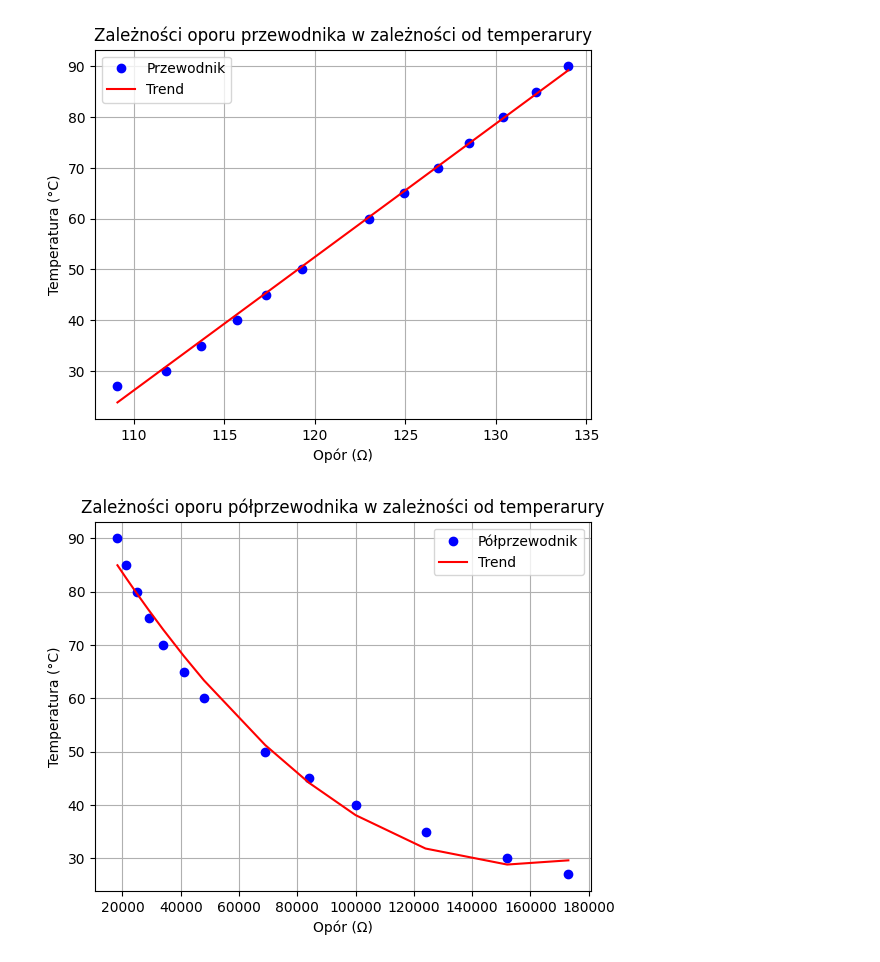
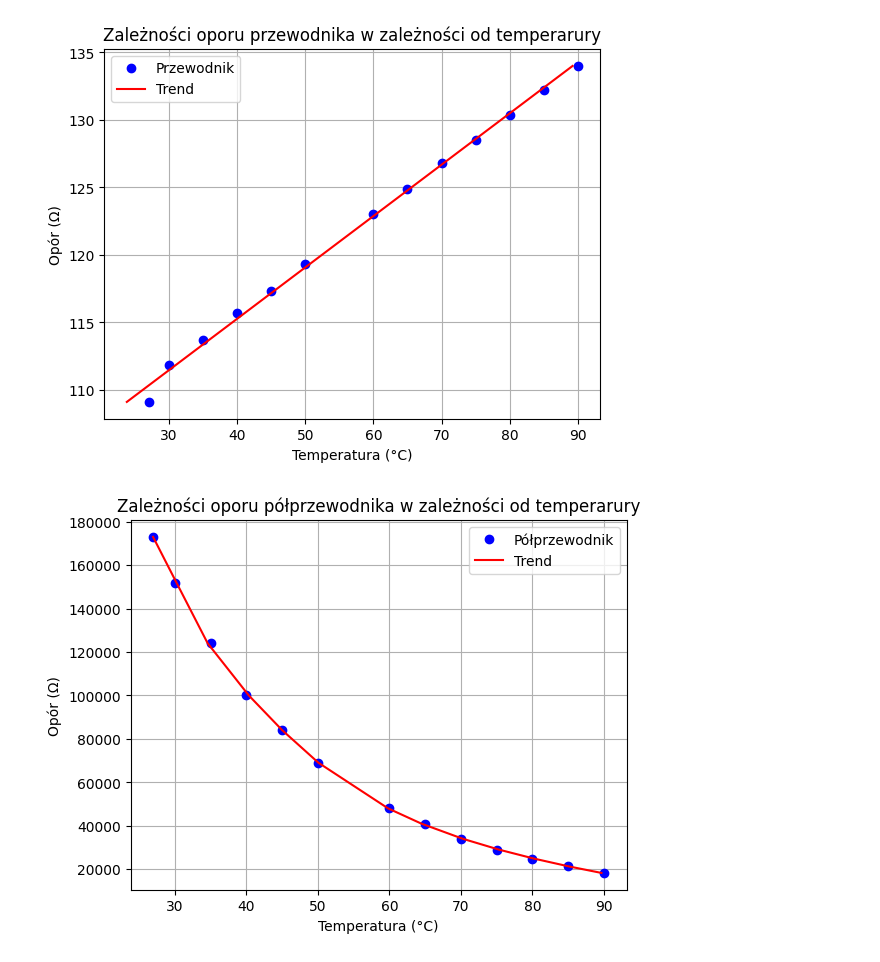
Before and after one commit to zakhildev/fizyka, a Jupyter notebook: notebooks/elektromagnetyzm_203.ipynb, the cells around one changed output. Drawn from its saved outputs; the diff is of its cells as text; code cells hidden in the pictures.

```diff
--- a/notebooks/elektromagnetyzm_203.ipynb
+++ b/notebooks/elektromagnetyzm_203.ipynb
@@ -16,28 +19,28 @@ semi = frame['semi']
 cond = frame['cond']
 # %%
 cond_trend = trend_line(cond, temp)[1]
-semi_trend = trend_line(semi, temp, 2)[1]
+semi_trend = trend_line(semi, temp, 5)[1]
 # %%
-plt.plot(cond, temp, "bo", label="Przewodnik")
-plt.plot(cond, cond_trend, "r-", label="Trend")
+plt.plot(temp, cond, "bo", label="Przewodnik")
+plt.plot(cond_trend, cond, "r-", label="Trend")
 plt.grid()
 plt.title("Zależności oporu przewodnika w zależności od temperarury")
-plt.xlabel("Opór (Ω)")
-plt.ylabel("Temperatura (°C)")
+plt.ylabel("Opór (Ω)")
+plt.xlabel("Temperatura (°C)")
 plt.legend()
 plt.show()
 plt.close()
 # %% [output]
-[figure, old version]
+[figure, new version]
 # %%
-plt.plot(semi, temp, "bo", label="Półprzewodnik")
-plt.plot(semi, semi_trend, "r-", label="Trend")
+plt.plot(temp, semi, "bo", label="Półprzewodnik")
+plt.plot(semi_trend, semi, "r-", label="Trend")
 plt.grid()
 plt.title("Zależności oporu półprzewodnika w zależności od temperarury")
-plt.xlabel("Opór (Ω)")
-plt.ylabel("Temperatura (°C)")
+plt.ylabel("Opór (Ω)")
+plt.xlabel("Temperatura (°C)")
 plt.legend()
 plt.show()
 plt.close()
 # %% [output]
-[figure, old version]
+[figure, new version]
```
Also changed, not shown: parts of 2 cells of this notebook, 2 other files.
